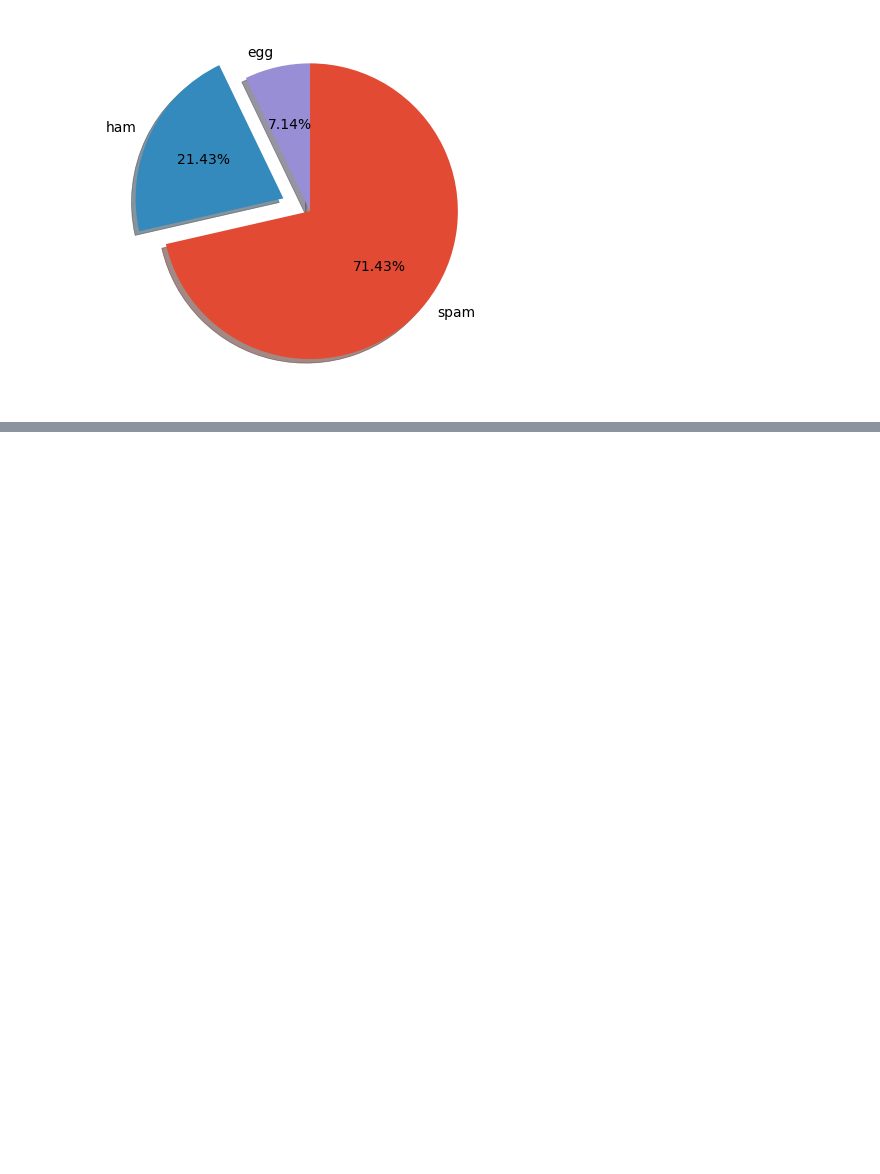
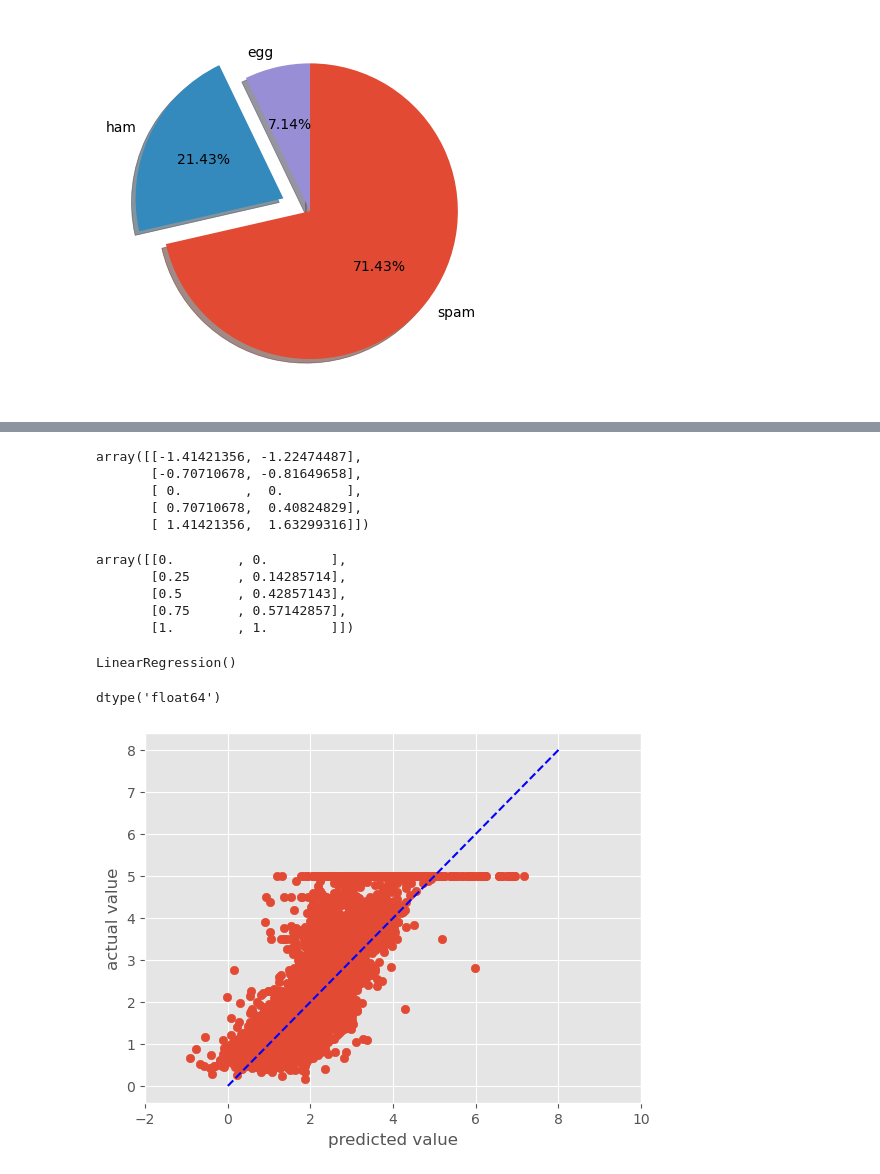
Before and after one commit to makishig/python_practice, a Jupyter notebook: 2026_9_14.ipynb, the cells around one changed output, grey strips where cells are left out. Cells and saved outputs as stored; diff of their text form; code cells hidden in the pictures; blank space fills up the shorter version.

```diff
--- a/2026_9_14.ipynb
+++ b/2026_9_14.ipynb
@@ -807,0 +887,51 @@ plt.show()
+# %%
+from sklearn.preprocessing import StandardScaler
+std = StandardScaler()
+std.fit(df)
+std.transform(df)
+# %% [output]
+array([[-1.41421356, -1.22474487],
+       [-0.70710678, -0.81649658],
+       [ 0.        ,  0.        ],
+       [ 0.70710678,  0.40824829],
+       [ 1.41421356,  1.63299316]])
+# %%
+#最小最大正規化
+from sklearn.preprocessing import MinMaxScaler
+mmsc = MinMaxScaler()
+mmsc.fit(df)
+mmsc.transform(df)
+# %% [output]
+array([[0.        , 0.        ],
+       [0.25      , 0.14285714],
+       [0.5       , 0.42857143],
+       [0.75      , 0.57142857],
+       [1.        , 1.        ]])
+# %%
+from sklearn.linear_model import LinearRegression
+from sklearn.datasets import fetch_california_housing
+from sklearn.model_selection import train_test_split
+
+housing = fetch_california_housing()
+x, y = housing.data, housing.target
+x_train, x_test, y_train, y_test = train_test_split(x, y, test_size=0.3, random_state=123)
+lr = LinearRegression()
+lr.fit(x_train, y_train)
+# %% [output]
+LinearRegression()
+# %%
+y_pred = lr.predict(x_test)
+# %%
+y_pred.dtype
+# %% [output]
+dtype('float64')
+# %%
+fig, ax = plt.subplots()
+ax.scatter(y_pred, y_test)
+ax.plot((0, 8), (0, 8), linestyle='--', color='blue')
+ax.set_xlabel('predicted value')
+ax.set_ylabel('actual value')
+ax.set_xlim(-2, 10)   #表示する軸の範囲を指定
+plt.show()
+# %% [output]
+[figure, added]
```
Also changed, not shown: parts of 15 cells of this notebook, 1 other file.
